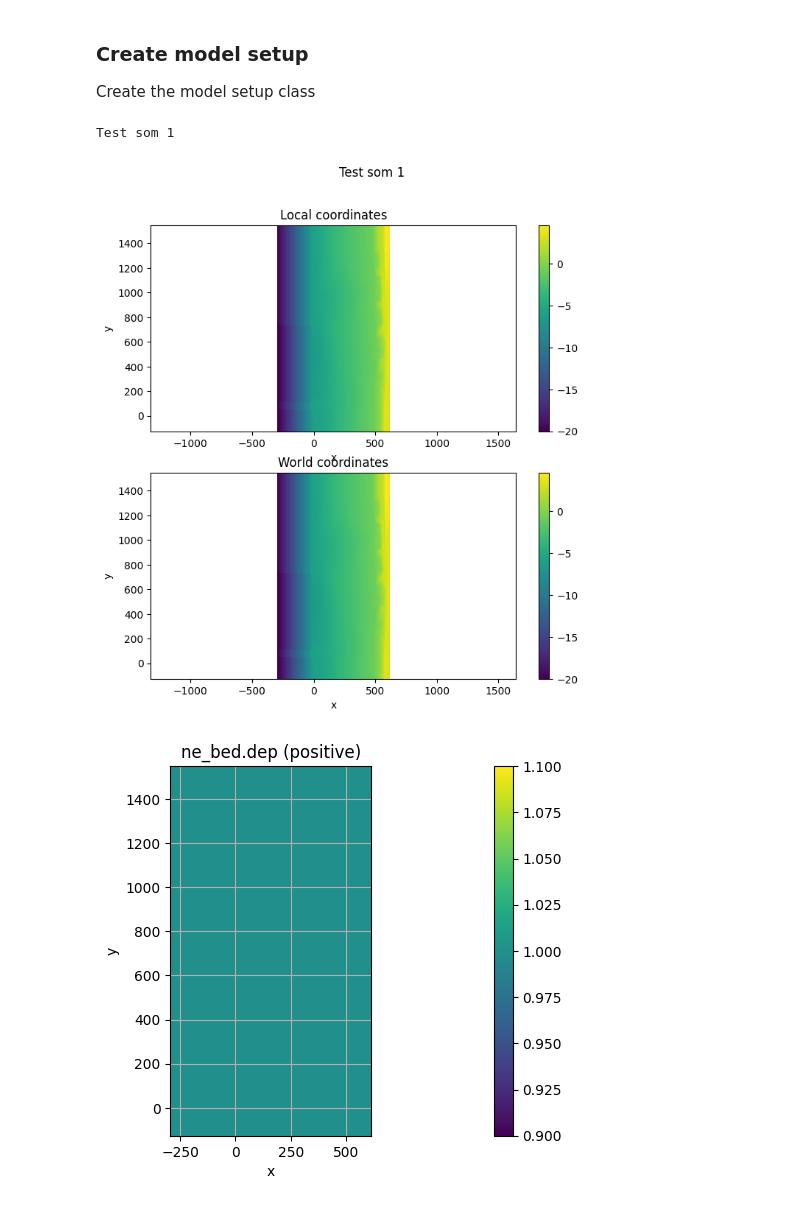
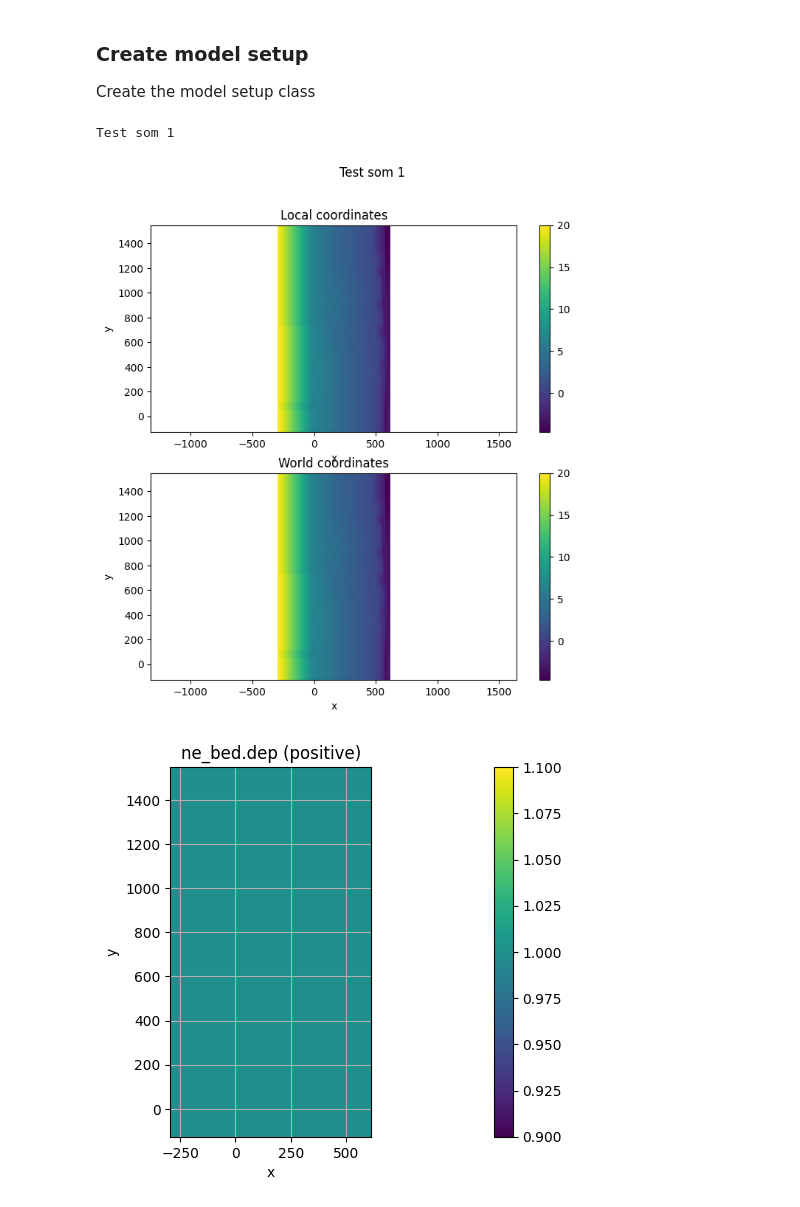
Before and after one commit to openearth/xbeach-toolbox, a Jupyter notebook: docs/source/xbeach-setup-2D.ipynb, the cells around one changed output. Drawn from its saved outputs; the diff is of its cells as text; code cells hidden in the pictures.

```diff
--- a/docs/source/xbeach-2D.ipynb
+++ b/docs/source/xbeach-setup-2D.ipynb
@@ -25,8 +25,7 @@ from xbTools.xbeachtools import XBeachModelSetup
 Load and plot the bathymetry data
 # %%
 ## load data
-bathy = np.loadtxt('..//examples//clean//bathy.dep')
-
+bathy = np.loadtxt('..//examples//data//input//bathy.dep')
 
 ## set bathy grid
 nx = 124
@@ -152,32 +151,33 @@ Create the model setup class
 # %%
 xb_setup = XBeachModelSetup('Test som 1')
 
 print(xb_setup)
 
-xb_setup.set_grid(xgr,ygr,zgr)
+xb_setup.set_grid(xgr,ygr,zgr, posdwn=-1)
 xb_setup.set_nebed(np.ones_like(zgr))
 xb_setup.set_friction(np.ones_like(zgr))
 
 #xb_setup.set_waves('jons',{'Hm0':2,'Tp':5,'gammajsp':3.3, 's' : 10000, 'mainang':270,'fnyq':1})
 xb_setup.set_waves('jonstable',{'Hm0':[1.5, 2, 1.5],'Tp':[4, 5, 4],'gammajsp':[3.3, 3.3, 3.3], 's' : [20,20,20], 'mainang':[270,280, 290],'duration':[3600, 3600, 3600],'dtbc':[1,1,1]})
 
 xb_setup.set_params({'Wavemodel':'surfbeat',
                      'morphology':0,
                      'befriccoef':0.01,
                      'tstop':3600,
+                     'zs0':0,
                      'nglobalvar':['zb','zs','H'],
                      'npointvar':['zs','H'],
                      'nmeanvar':['zb'],
                      'npoints':['1 0', '6 0', '10 0', '12 0']})
 
 
 sim_path = os.path.join('xb-2D')
 if not os.path.exists(sim_path):
     os.mkdir(sim_path)
 xb_setup.write_model(os.path.join(sim_path))
 # %% [output]
 Test som 1
-[figure, old version]
+[figure, new version]
 [figure]
 [figure]
 [figure]
```
Also changed, not shown: 3 other files.
